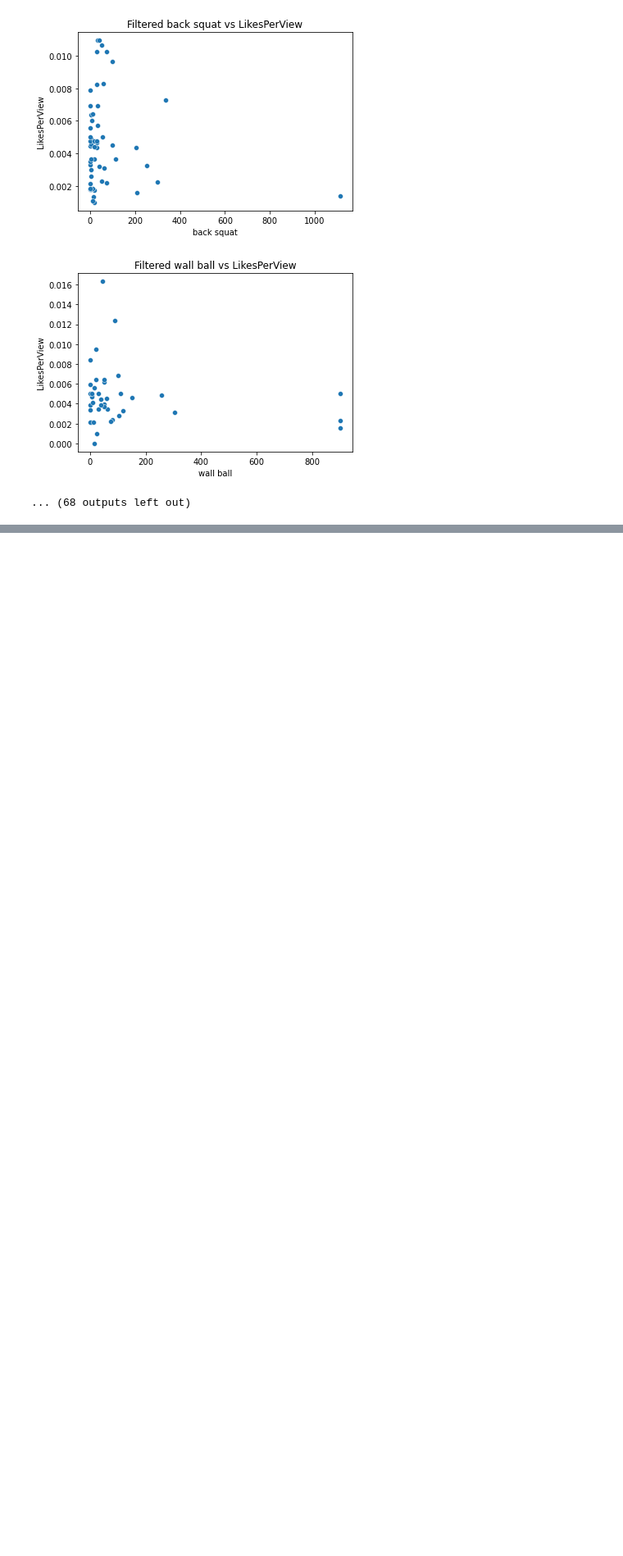
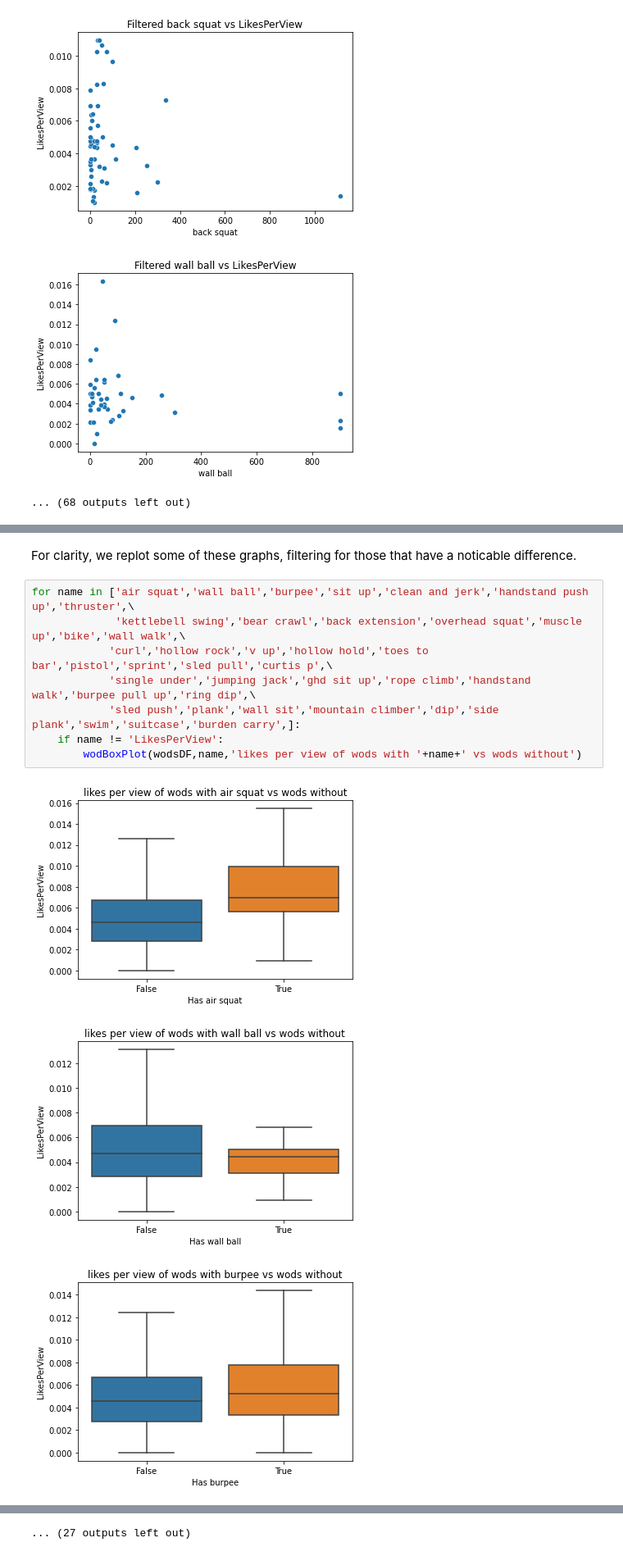
Before and after one commit to theGetz1995/WODWELLWorkoutAnalysis, a Jupyter notebook: notebooks/04 EDA.ipynb, the cells around one changed output, grey strips where cells are left out. Shown at 82% size. Drawn from its saved outputs; the diff is of its cells as text; blank space fills up the shorter version.

```diff
--- a/notebooks/04 EDA.ipynb
+++ b/notebooks/04 EDA.ipynb
@@ -201,0 +244,14 @@ for name in wodsDF.columns[7:]:
+# %% [markdown]
+For clarity, we replot some of these graphs, filtering for those that have a noticable difference.
+# %%
+for name in ['air squat','wall ball','burpee','sit up','clean and jerk','handstand push up','thruster',\
+             'kettlebell swing','bear crawl','back extension','overhead squat','muscle up','bike','wall walk',\
+            'curl','hollow rock','v up','hollow hold','toes to bar','pistol','sprint','sled pull','curtis p',\
+            'single under','jumping jack','ghd sit up','rope climb','handstand walk','burpee pull up','ring dip',\
+            'sled push','plank','wall sit','mountain climber','dip','side plank','swim','suitcase','burden carry',]:
+    if name != 'LikesPerView':
+        wodBoxPlot(wodsDF,name,'likes per view of wods with '+name+' vs wods without')
+# %% [output]
+[figure, added]
+[figure, added]
+[figure, added]
@@ -201,0 +267 @@ for name in wodsDF.columns[7:]:
+... (27 outputs left out)
```
Also changed, not shown: parts of 9 cells of this notebook, 1 other file.
